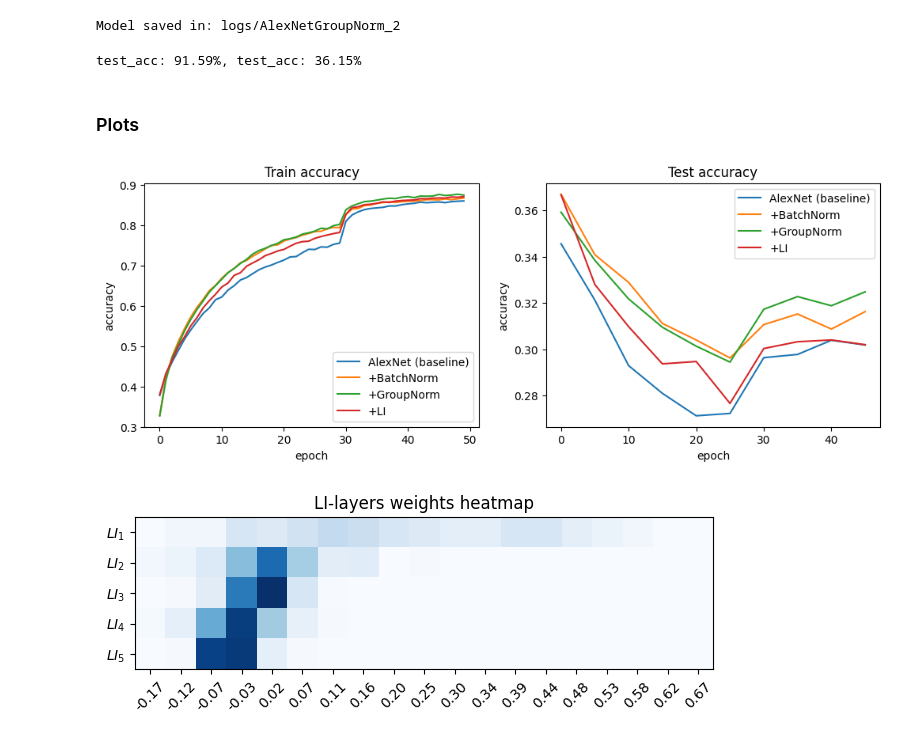
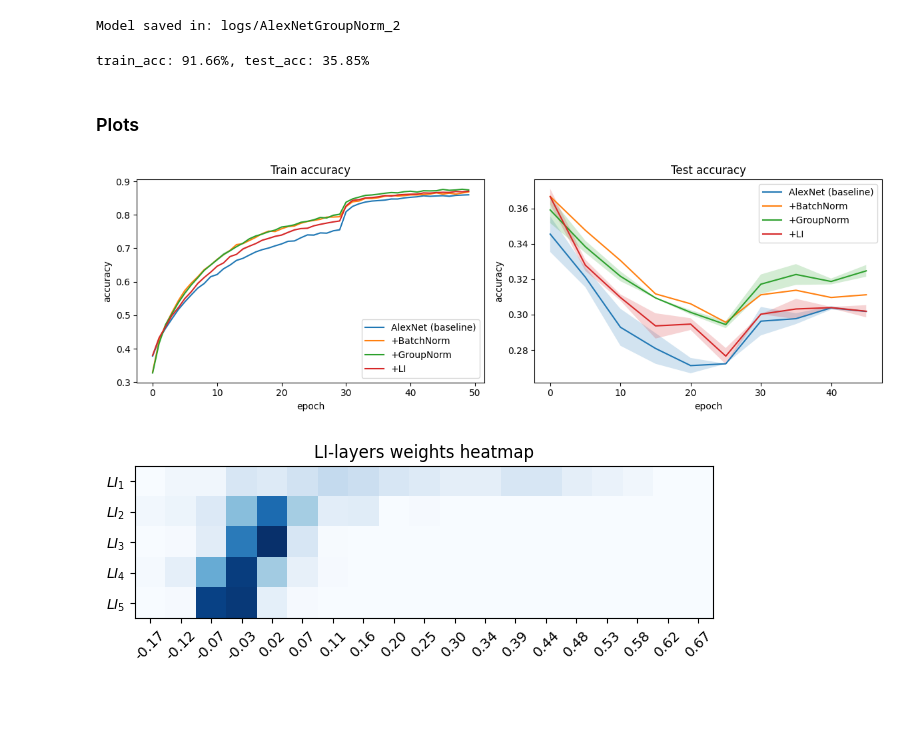
Before and after one commit to julesdubr/lateral_inhibition, a Jupyter notebook: alexnet_resnet.ipynb, the cells around one changed output. Cells and saved outputs as stored; diff of their text form; code cells hidden in the pictures; blank space fills up the shorter version.

```diff
--- a/alexnet_resnet.ipynb
+++ b/alexnet_resnet.ipynb
@@ -215,7 +215,7 @@ def evaluate(model, data_loader):
 
     return correct / len(data_loader.dataset)
 # %%
-def plot_weights_heatmap(model):
+def plot_weights_heatmap(model, save_file):
     assert hasattr(model, "log")
 
     weights = [t.flatten().detach().cpu() for t in model.log["W"]]
@@ -243,10 +243,11 @@ def plot_weights_heatmap(model):
 
     plt.title("LI-layers weights heatmap")
     plt.tight_layout()
+    plt.savefig(f"plots/{save_file}_heatmap")
     plt.show()
 
 
-def plot_accuracies(models_name, labels):
+def plot_accuracies(models_name, labels, save_file):
     log_dir = "logs/"
 
     accuracies = {name: {"train": [], "test": []} for name in models_name}
@@ -273,10 +274,10 @@ def plot_accuracies(models_name, labels):
         test_acc = accuracies[model_name]["test"]
 
         train_mean = np.mean(train_acc, axis=0)
-        train_std = np.mean(train_acc, axis=0)
+        train_std = np.std(train_acc, axis=0)
 
         test_mean = np.mean(test_acc, axis=0)
-        test_std = np.mean(test_acc, axis=0)
+        test_std = np.std(test_acc, axis=0)
 
         train_x = np.arange(train_mean.shape[0])
         ax1.plot(train_x, train_mean, label=label)
@@ -294,7 +295,10 @@ def plot_accuracies(models_name, labels):
         ax2.set_title(f"Test accuracy")
         ax2.legend()
 
-plt.show()
+    plt.tight_layout()
+
+    plt.savefig(f"plots/{save_file}")
+    plt.show()
 # %% [markdown]
 ## AlexNet
 # %% [markdown]
@@ -441,20 +470,24 @@ train_model(alexnetGN, comment="_AlexNet+GroupNorm")
 # %% [output]
 Model saved in: logs/AlexNetGroupNorm_2
 # %%
-train_acc = evaluate(alexnetGN, train_loader)
-test_acc = evaluate(alexnetGN, test_loader)
+train_acc, test_acc = 0, 0
+for i in range(2):
+    model = torch.load(f"logs/AlexNetGroupNorm_{i+1}/model.pth")
 
-print(f"test_acc: {train_acc:.2%}, test_acc: {test_acc:.2%}")
+    train_acc += evaluate(model, train_loader)
+    test_acc += evaluate(model, test_loader)
+
+print(f"train_acc: {train_acc/2:.2%}, test_acc: {test_acc/2:.2%}")
 # %% [output]
-test_acc: 91.59%, test_acc: 36.15%
+train_acc: 91.66%, test_acc: 35.85%
 # %% [markdown]
 ### Plots
 # %%
 models_name = ["AlexNet", "AlexNetBatchNorm", "AlexNetGroupNorm", "AlexNetLI"]
 labels = ["AlexNet (baseline)", "+BatchNorm", "+GroupNorm", "+LI"]
-plot_accuracies(models_name, labels)
+plot_accuracies(models_name, labels, "alexnet")
 # %% [output]
-[figure, old version]
+[figure, new version]
 # %%
 model = torch.load(f"logs/AlexNetLI_2/model.pth")
 
```
Also changed, not shown: parts of 12 cells of this notebook, 2 other files.
